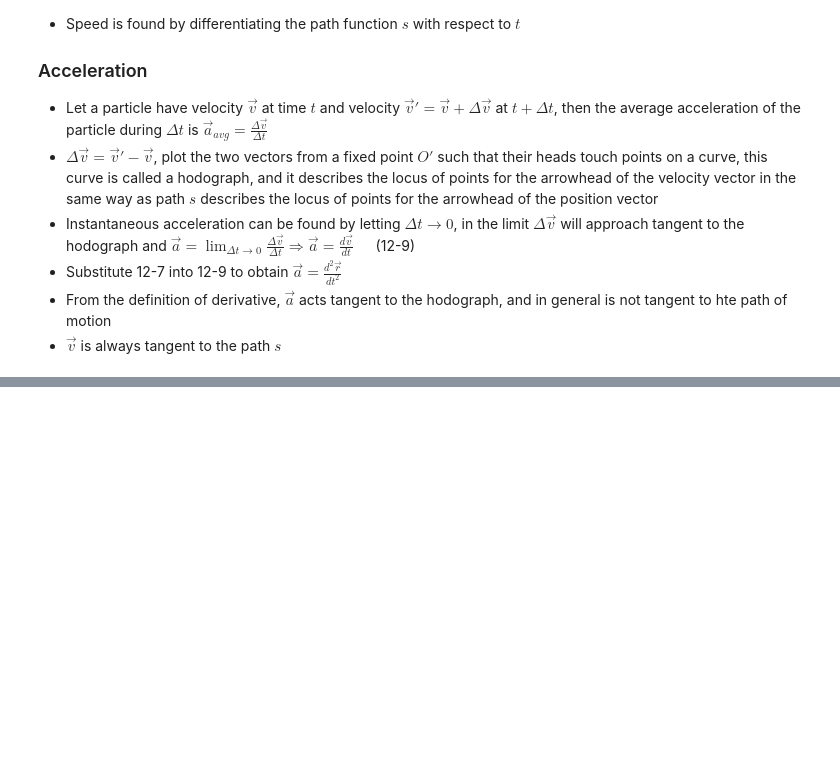
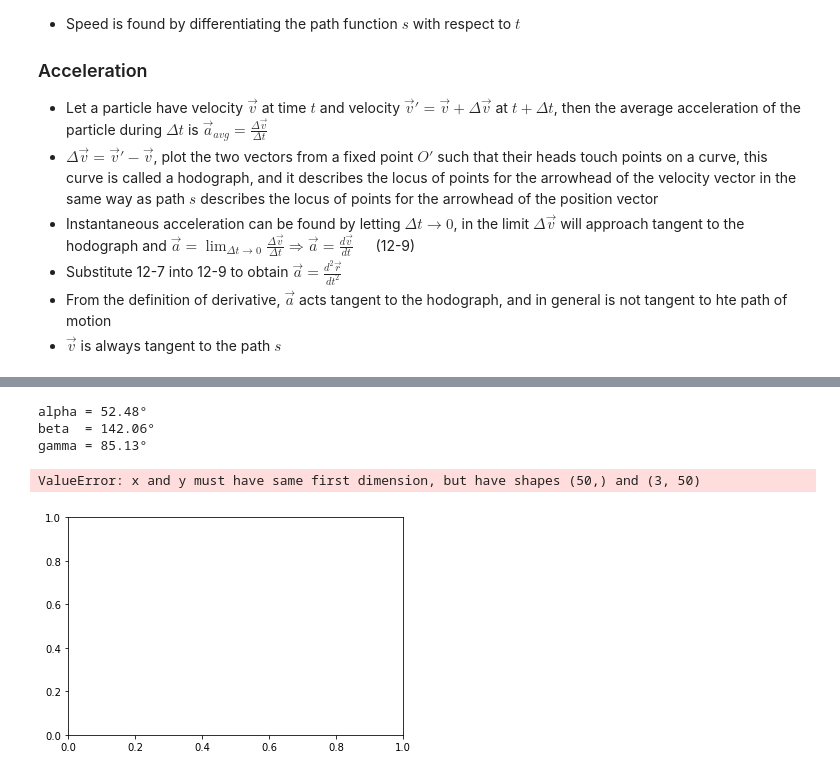
Before and after one commit to michaelhotchkiss/Dynamics, a Jupyter notebook: Chapter 12 - Kinematics of a Particle.ipynb, the cells around one changed output, grey strips where cells are left out. Cells and saved outputs as stored; diff of their text form; code cells hidden in the pictures; blank space fills up the shorter version.

```diff
--- a/Chapter 12 - Kinematics of a Particle.ipynb
+++ b/Chapter 12 - Kinematics of a Particle.ipynb
@@ -252,0 +446,42 @@ plt.show()
+# %%
+from sympy import diff, symbols
+import numpy as np
+import matplotlib.pyplot as plt
+
+
+t = symbols('t')
+def position(t):
+    return [2 * np.cos(.1 * t), 1.5 * np.sin(.1 * t), 2 * t]
+
+def velocity(t):
+    return[-.2 * np.sin(.1 *t),.15 * np.cos(.1 * t),2]
+
+def acceleration(t):
+    return [-.02 * np.cos(.1 *t), -.015 * np.sin(.1 * t),0]
+
+v_8 = velocity(8)
+a_8 = acceleration(8)
+
+binormal = np.cross(v_8,a_8)
+magnitude_binormal = np.linalg.norm(binormal)
+unit_vector_binormal = binormal / magnitude_binormal
+
+alpha = np.degrees(np.arccos(unit_vector_binormal[0]))
+beta = np.degrees(np.arccos(unit_vector_binormal[1]))
+gamma = np.degrees(np.arccos(unit_vector_binormal[2]))
+
+print(f'alpha = {alpha:.2f}\u00B0')
+print(f'beta  = {beta:.2f}\u00B0')
+print(f'gamma = {gamma:.2f}\u00B0')
+times = np.linspace(0,8)
+positions = position(times)
+velocities = velocity(times)
+accelerations = acceleration(times)
+plt.plot(times,positions)
+plt.show()
+# %% [output]
+alpha = 52.48°
+beta  = 142.06°
+gamma = 85.13°
+ValueError: x and y must have same first dimension, but have shapes (50,) and (3, 50)
+[figure, added]
```
Also changed, not shown: parts of 16 cells of this notebook, 2 other files.
